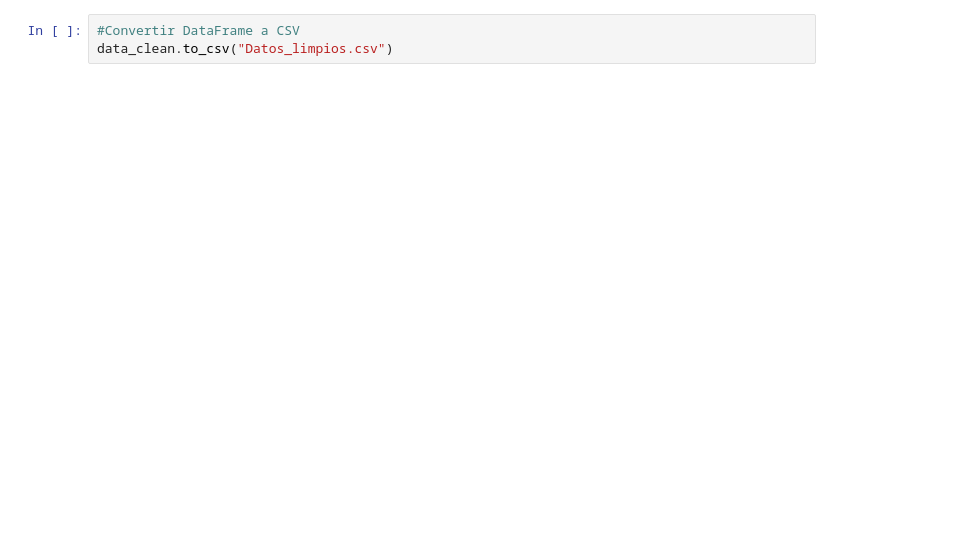
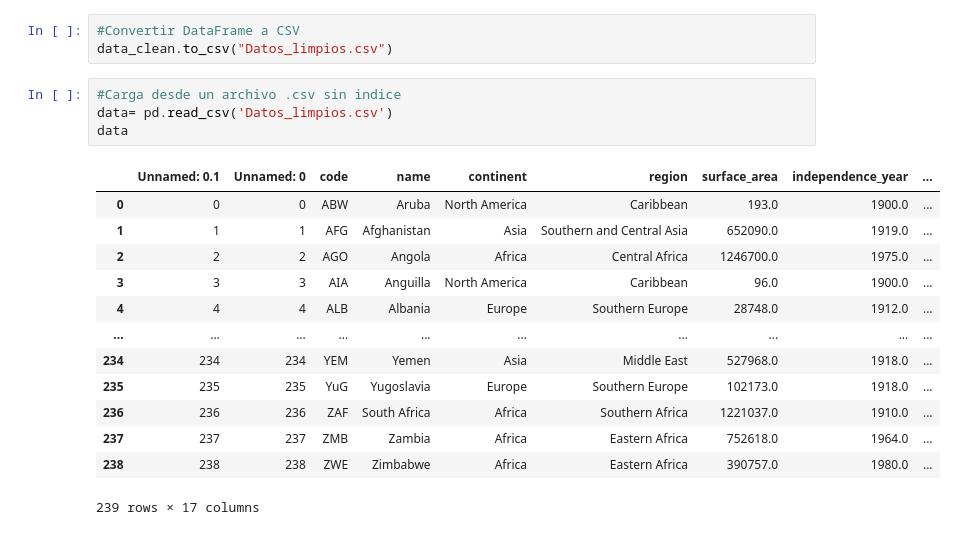
Before and after one commit to ManuelCarCas/Reto.Final, a Jupyter notebook: RetoFinal.ipynb, the cells around one changed output. Cells and saved outputs as stored; diff of their text form; blank space fills up the shorter version.

Commit message:
Punto 7, transformaciones y visualización de datos.

```diff
--- a/RetoFinal.ipynb
+++ b/RetoFinal.ipynb
@@ -214,3 +532,21 @@ data_clean
 # %%
 #Convertir DataFrame a CSV
 data_clean.to_csv("Datos_limpios.csv")
+# %%
+#Carga desde un archivo .csv sin indice
+data= pd.read_csv('Datos_limpios.csv')
+data
+# %% [output]
+|  | Unnamed: 0.1 | Unnamed: 0 | code | name | continent | region | surface_area | independence_year | ... |
+| 0 | 0 | 0 | ABW | Aruba | North America | Caribbean | 193.0 | 1900.0 | ... |
+| 1 | 1 | 1 | AFG | Afghanistan | Asia | Southern and Central Asia | 652090.0 | 1919.0 | ... |
+| 2 | 2 | 2 | AGO | Angola | Africa | Central Africa | 1246700.0 | 1975.0 | ... |
+| 3 | 3 | 3 | AIA | Anguilla | North America | Caribbean | 96.0 | 1900.0 | ... |
+| 4 | 4 | 4 | ALB | Albania | Europe | Southern Europe | 28748.0 | 1912.0 | ... |
+| ... | ... | ... | ... | ... | ... | ... | ... | ... | ... |
+| 234 | 234 | 234 | YEM | Yemen | Asia | Middle East | 527968.0 | 1918.0 | ... |
+| 235 | 235 | 235 | YuG | Yugoslavia | Europe | Southern Europe | 102173.0 | 1918.0 | ... |
+| 236 | 236 | 236 | ZAF | South Africa | Africa | Southern Africa | 1221037.0 | 1910.0 | ... |
+| 237 | 237 | 237 | ZMB | Zambia | Africa | Eastern Africa | 752618.0 | 1964.0 | ... |
+| 238 | 238 | 238 | ZWE | Zimbabwe | Africa | Eastern Africa | 390757.0 | 1980.0 | ... |
+239 rows × 17 columns
```
Also changed, not shown: parts of 52 cells of this notebook.
